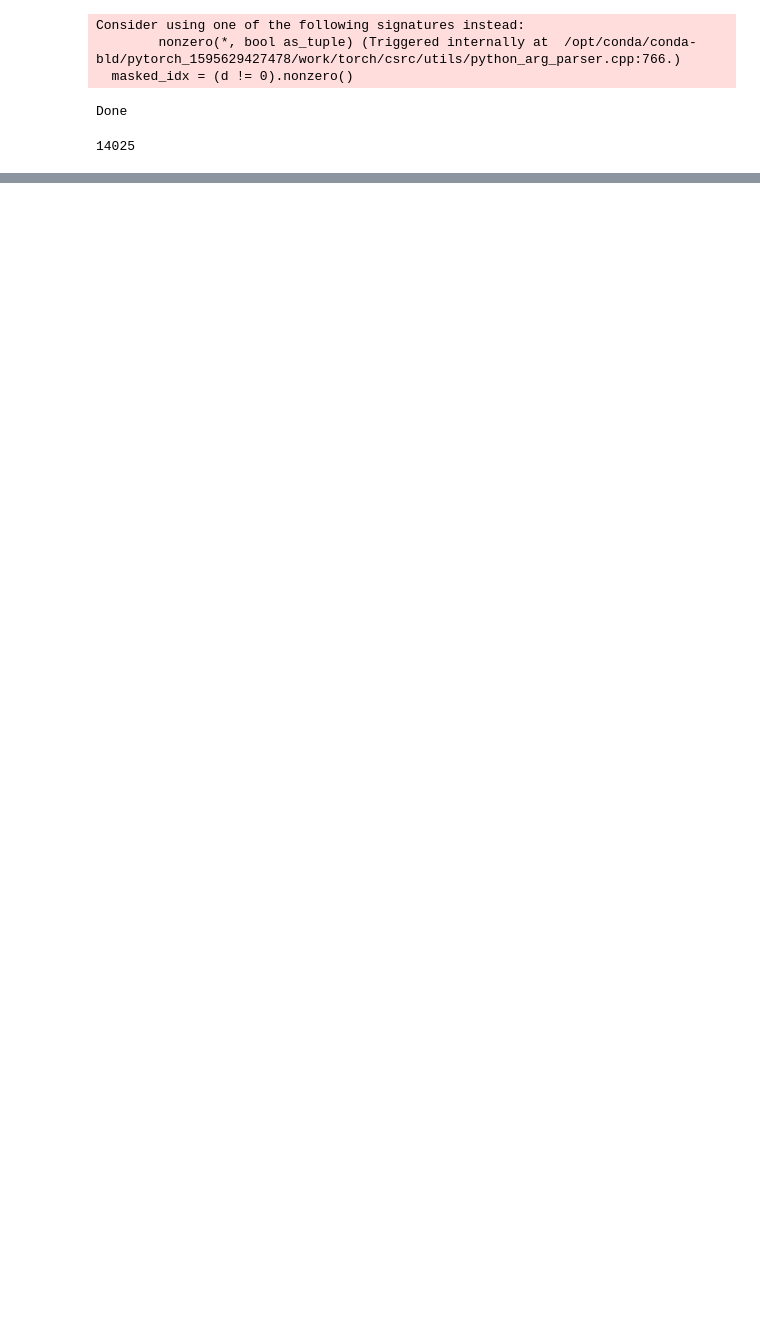
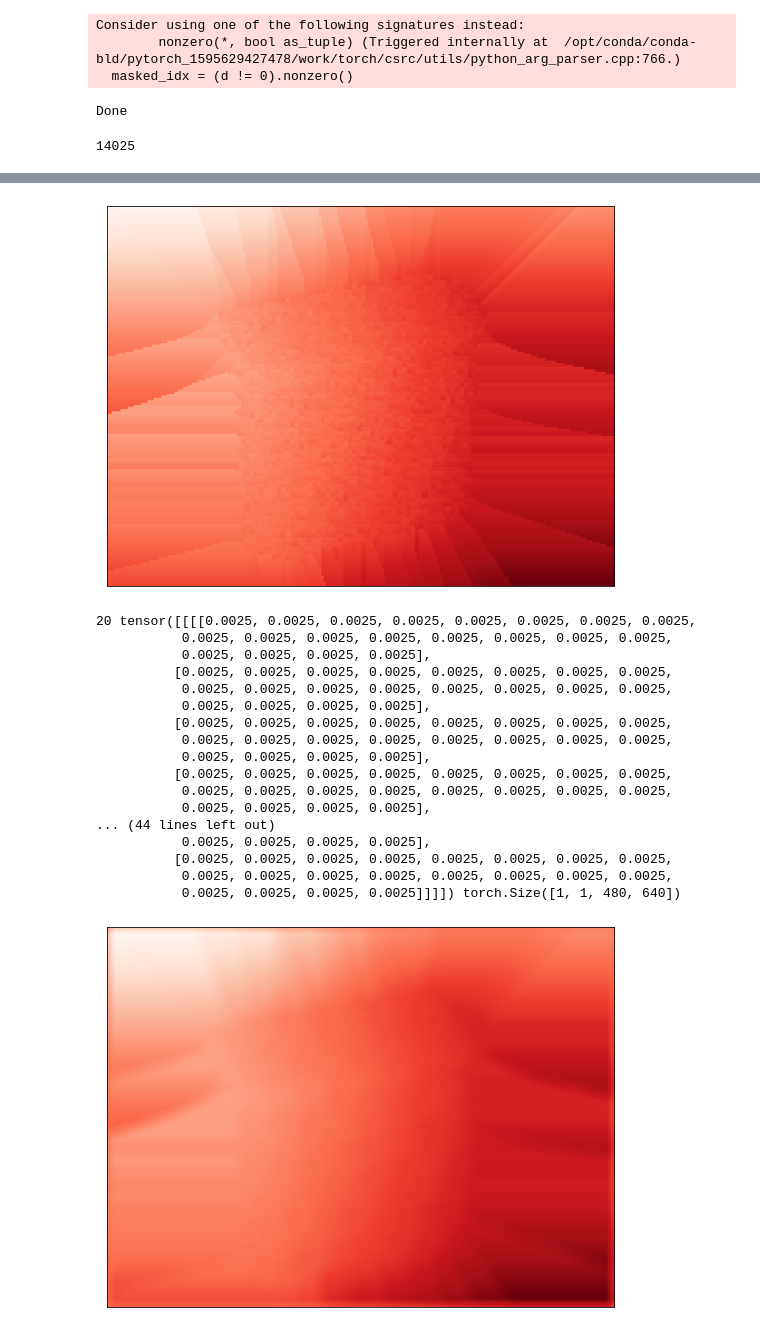
Before and after one commit to JonasFrey96/FlowPose6D, a Jupyter notebook: scripts/PnP-minimal-test-different-RANSAC.ipynb, the cells around one changed output, grey strips where cells are left out. Cells and saved outputs as stored; diff of their text form; code cells hidden in the pictures; blank space fills up the shorter version.

```diff
--- a/scripts/PnP-minimal-test-different-RANSAC.ipynb
+++ b/scripts/PnP-minimal-test-different-RANSAC.ipynb
@@ -205,6 +205,17 @@ def eroision(t,size=3):
     print(size, kernel_tensor, t.shape)
     return torch.nn.functional.conv2d(t, kernel_tensor, padding=(int((size)/2), int((size)/2))) == (size*size)
 
+def smooth(t,size=3):
+    "t: tensor shape BS, C, H,W"
+    BS,C,H,W = t.shape
+    if size == 0:
+        return t
+    out_c = t.shape[1]
+    kernel_tensor = torch.ones( (out_c,1,size,size) ) / (size*size)
+    return torch.nn.functional.conv2d(t, kernel_tensor, padding=(int((size)/2), int((size)/2)))[:BS,:C,:H,:W]
+
+
+
 def eroision_batch(t,t_size):
     "t: tensor shape BS, C, H,W"
     "t_size: tensor shape BS"
@@ -1104,3 +1096,27 @@ print( df_failed['ID'].value_counts() )
+# %%
+Drawer().disp_img_1d(u_map[0].numpy())
+u_out = smooth(u_map[:,None,:,:],size=20)
+Drawer().disp_img_1d(u_out[0,0].numpy())
+# %% [output]
+[figure, added]
+20 tensor([[[[0.0025, 0.0025, 0.0025, 0.0025, 0.0025, 0.0025, 0.0025, 0.0025,
+           0.0025, 0.0025, 0.0025, 0.0025, 0.0025, 0.0025, 0.0025, 0.0025,
+           0.0025, 0.0025, 0.0025, 0.0025],
+          [0.0025, 0.0025, 0.0025, 0.0025, 0.0025, 0.0025, 0.0025, 0.0025,
+           0.0025, 0.0025, 0.0025, 0.0025, 0.0025, 0.0025, 0.0025, 0.0025,
+           0.0025, 0.0025, 0.0025, 0.0025],
+          [0.0025, 0.0025, 0.0025, 0.0025, 0.0025, 0.0025, 0.0025, 0.0025,
+           0.0025, 0.0025, 0.0025, 0.0025, 0.0025, 0.0025, 0.0025, 0.0025,
+           0.0025, 0.0025, 0.0025, 0.0025],
+          [0.0025, 0.0025, 0.0025, 0.0025, 0.0025, 0.0025, 0.0025, 0.0025,
+           0.0025, 0.0025, 0.0025, 0.0025, 0.0025, 0.0025, 0.0025, 0.0025,
+           0.0025, 0.0025, 0.0025, 0.0025],
+... (44 lines left out)
+           0.0025, 0.0025, 0.0025, 0.0025],
+          [0.0025, 0.0025, 0.0025, 0.0025, 0.0025, 0.0025, 0.0025, 0.0025,
+           0.0025, 0.0025, 0.0025, 0.0025, 0.0025, 0.0025, 0.0025, 0.0025,
+           0.0025, 0.0025, 0.0025, 0.0025]]]]) torch.Size([1, 1, 480, 640])
+[figure, added]
 # %%
 print("MEAN:\n", df.mean() )
 print("\n \nSTD:\n", df.std() )
```
Also changed, not shown: parts of 13 cells of this notebook, 7 other files.
